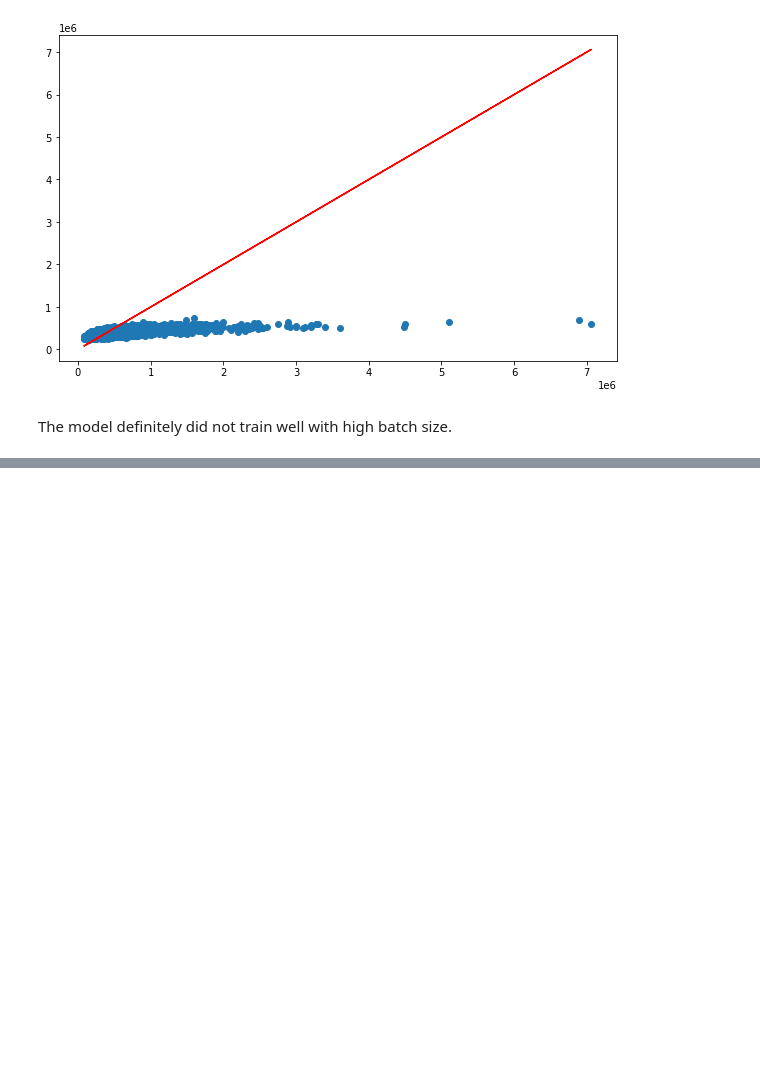
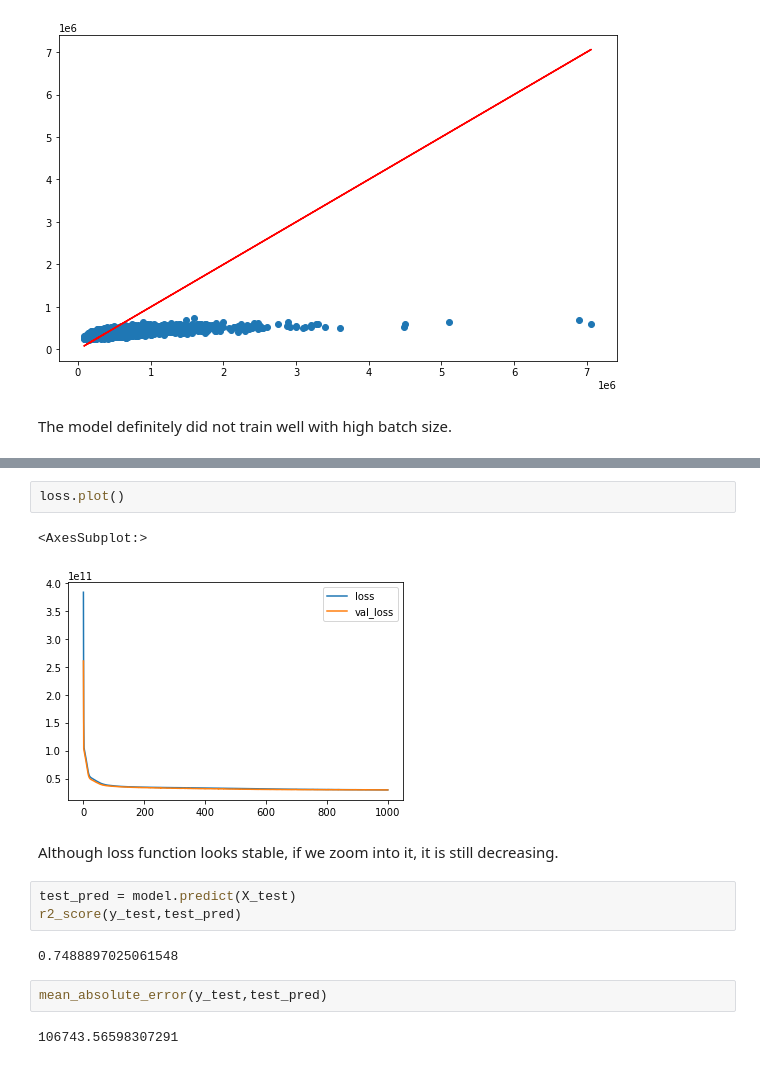
Before and after one commit to hps1795/Keras_LinReg_Real_Estate, a Jupyter notebook: keras practice.ipynb, the cells around one changed output, grey strips where cells are left out. Drawn from its saved outputs; the diff is of its cells as text; blank space fills up the shorter version.

```diff
--- a/keras practice.ipynb
+++ b/keras practice.ipynb
@@ -543,0 +588,16 @@ The model definitely did not train well with high batch size.
+# %%
+loss.plot()
+# %% [output]
+<AxesSubplot:>
+[figure, added]
+# %% [markdown]
+Although loss function looks stable, if we zoom into it, it is still decreasing.
+# %%
+test_pred = model.predict(X_test)
+r2_score(y_test,test_pred)
+# %% [output]
+0.7488897025061548
+# %%
+mean_absolute_error(y_test,test_pred)
+# %% [output]
+106743.56598307291
```
Also changed, not shown: parts of 17 cells of this notebook.
